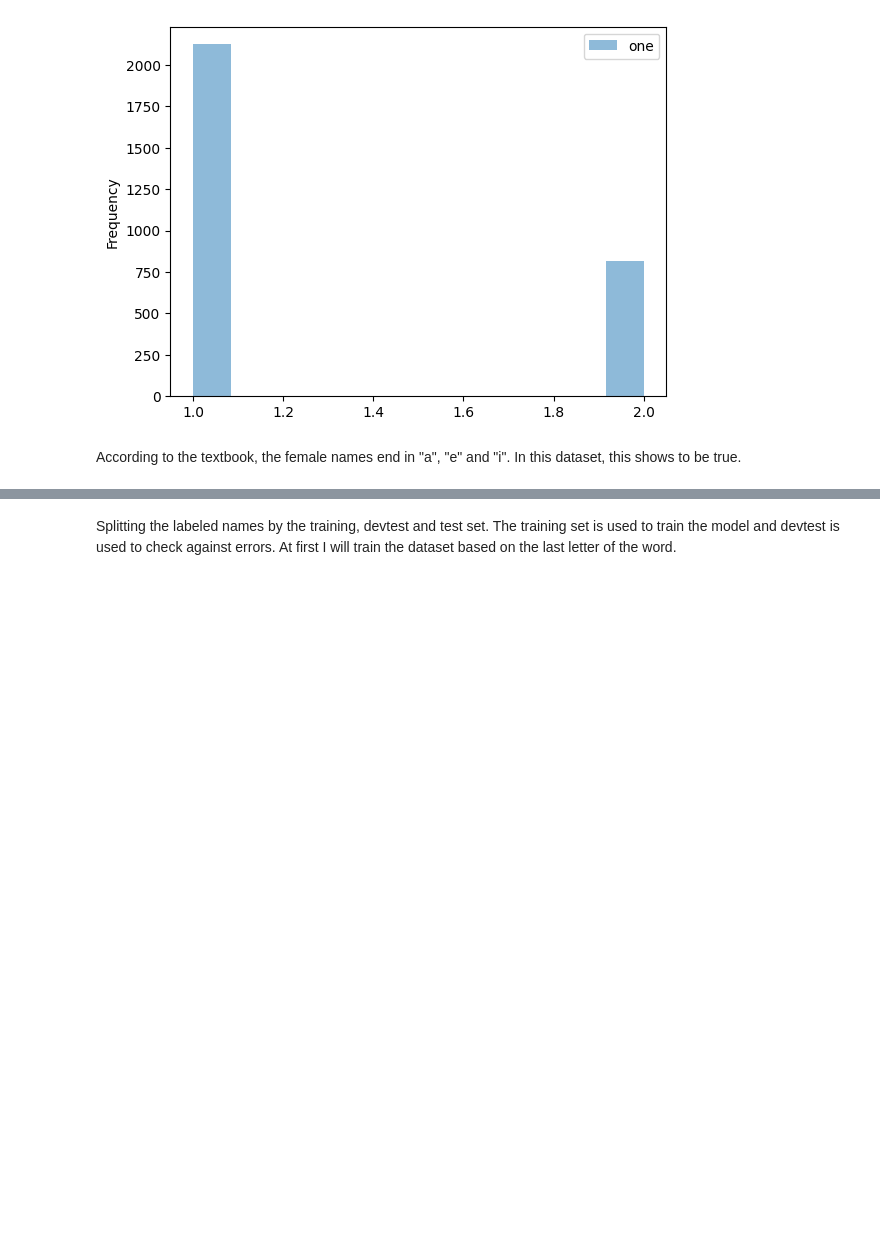
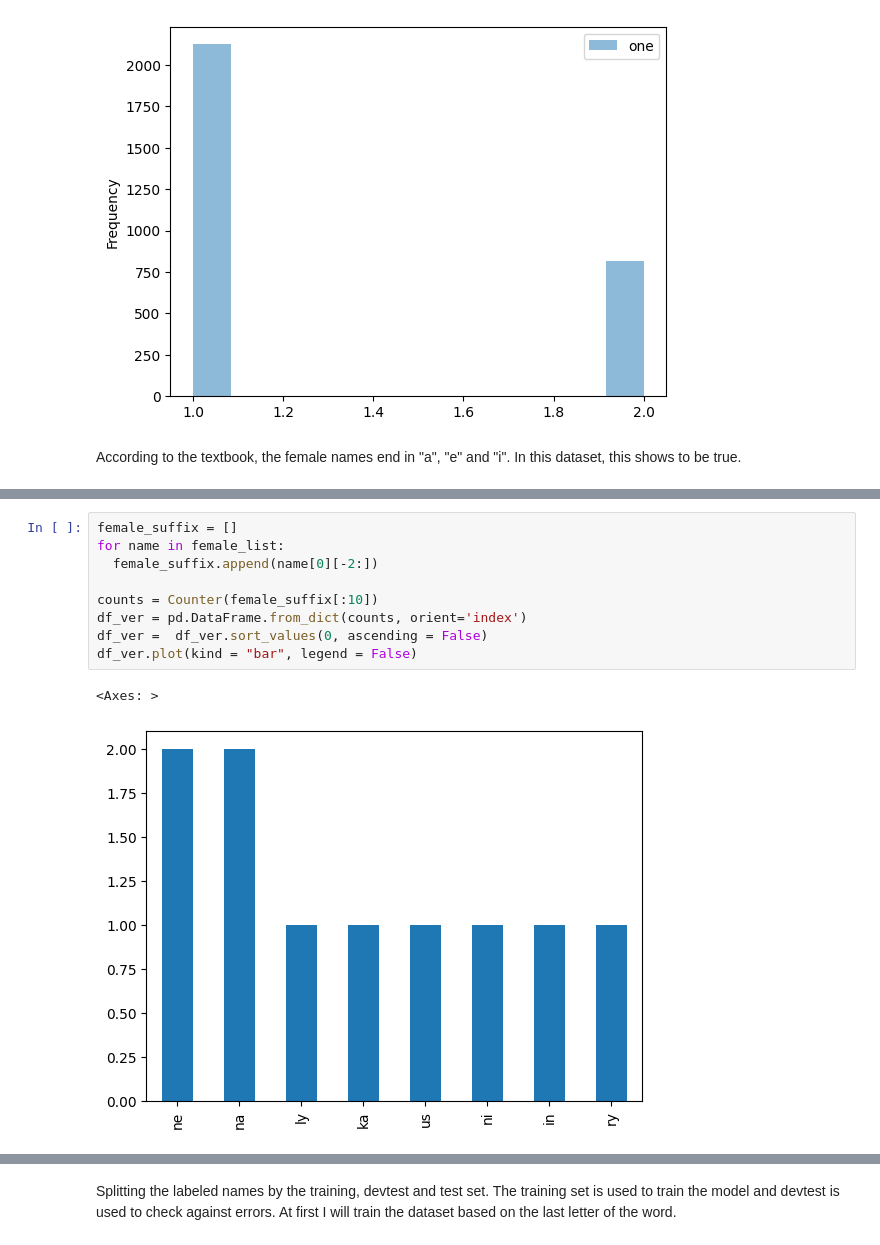
Before and after one commit to moiyajosephs/Data620, a Jupyter notebook: Project 3/Moiya_Josephs_Project3.ipynb, the cells around one changed output, grey strips where cells are left out. Drawn from its saved outputs; the diff is of its cells as text; blank space fills up the shorter version.

```diff
--- a/Project 3/Moiya_Josephs_Project3.ipynb
+++ b/Project 3/Moiya_Josephs_Project3.ipynb
@@ -79,0 +128,12 @@ ax = df.plot.hist(bins=12, alpha=0.5)
+# %%
+female_suffix = []
+for name in female_list:
+  female_suffix.append(name[0][-2:])
+
+counts = Counter(female_suffix[:10])
+df_ver = pd.DataFrame.from_dict(counts, orient='index')
+df_ver =  df_ver.sort_values(0, ascending = False)
+df_ver.plot(kind = "bar", legend = False)
+# %% [output]
+<Axes: >
+[figure, added]
```
Also changed, not shown: parts of 67 cells of this notebook.
